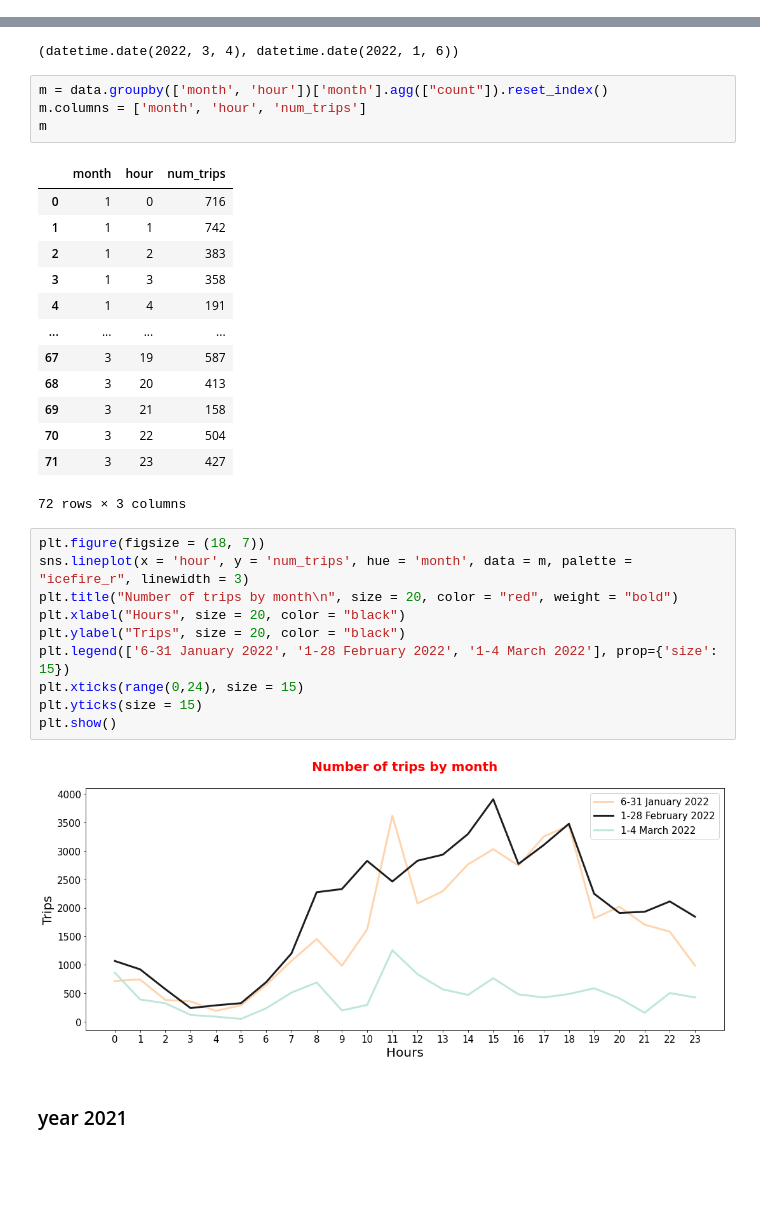
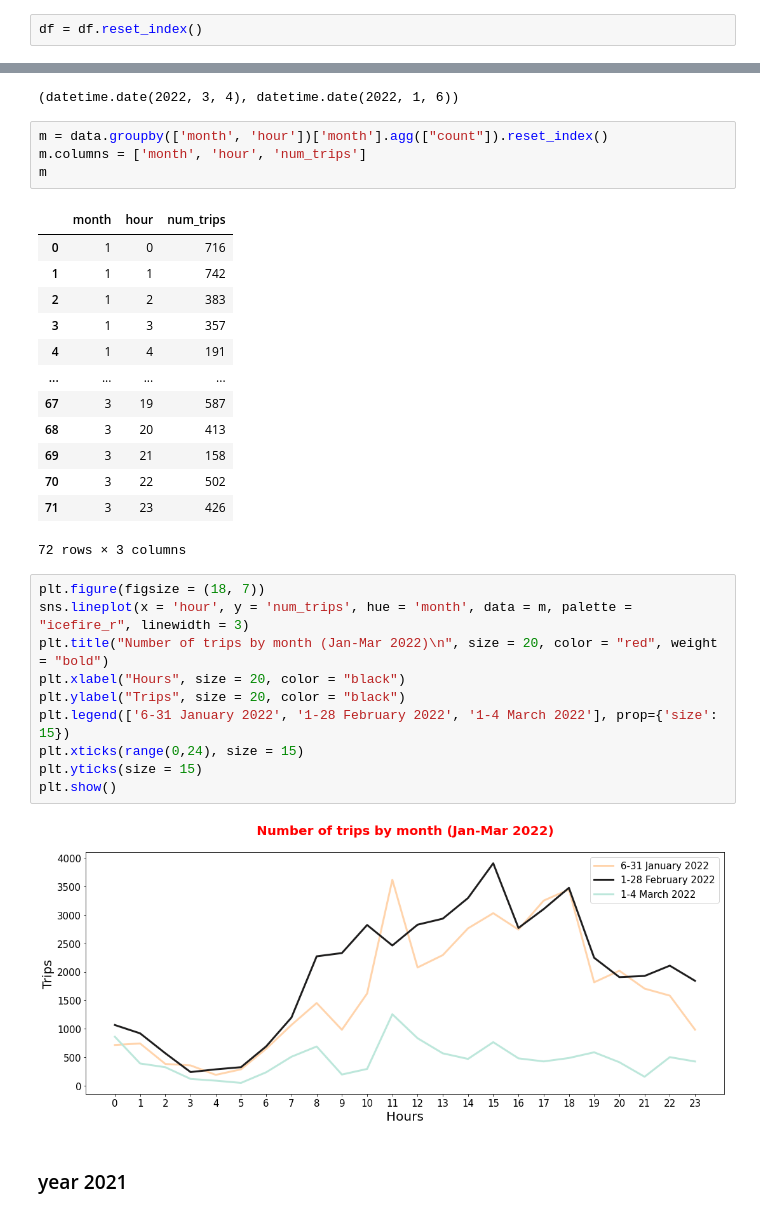
Before and after one commit to dclfbk/escooter_trento, a Jupyter notebook: code/ExploreTrips.ipynb, the cells around one changed output, grey strips where cells are left out. Drawn from its saved outputs; the diff is of its cells as text; blank space fills up the shorter version.

```diff
--- a/code/ExploreTrips.ipynb
+++ b/code/ExploreTrips.ipynb
@@ -383,6 +435,8 @@ df.head()
 print('Time-range: ', df.point_timestamp.min(), ' - ', df.point_timestamp.max())
 # %% [output]
 Time-range:  2020-11-30 14:32:20+00:00  -  2022-03-04 23:31:13+00:00
+# %%
+df = df.reset_index()
 # %%
 y=[]
 for r in range(len(df.point_timestamp)):
@@ -409,27 +463,27 @@ m
 | 0 | 1 | 0 | 716 |
 | 1 | 1 | 1 | 742 |
 | 2 | 1 | 2 | 383 |
-| 3 | 1 | 3 | 358 |
+| 3 | 1 | 3 | 357 |
 | 4 | 1 | 4 | 191 |
 | ... | ... | ... | ... |
 | 67 | 3 | 19 | 587 |
 | 68 | 3 | 20 | 413 |
 | 69 | 3 | 21 | 158 |
-| 70 | 3 | 22 | 504 |
-| 71 | 3 | 23 | 427 |
+| 70 | 3 | 22 | 502 |
+| 71 | 3 | 23 | 426 |
 72 rows × 3 columns
 # %%
 plt.figure(figsize = (18, 7))
 sns.lineplot(x = 'hour', y = 'num_trips', hue = 'month', data = m, palette = "icefire_r", linewidth = 3)
-plt.title("Number of trips by month\n", size = 20, color = "red", weight = "bold")
+plt.title("Number of trips by month (Jan-Mar 2022)\n", size = 20, color = "red", weight = "bold")
 plt.xlabel("Hours", size = 20, color = "black")
 plt.ylabel("Trips", size = 20, color = "black")
 plt.legend(['6-31 January 2022', '1-28 February 2022', '1-4 March 2022'], prop={'size': 15})
 plt.xticks(range(0,24), size = 15)
 plt.yticks(size = 15)
 plt.show()
 # %% [output]
-[figure, old version]
+[figure, new version]
 # %% [markdown]
 ### year 2021
 # %%
```
Also changed, not shown: parts of 37 cells of this notebook, 2 other files.
